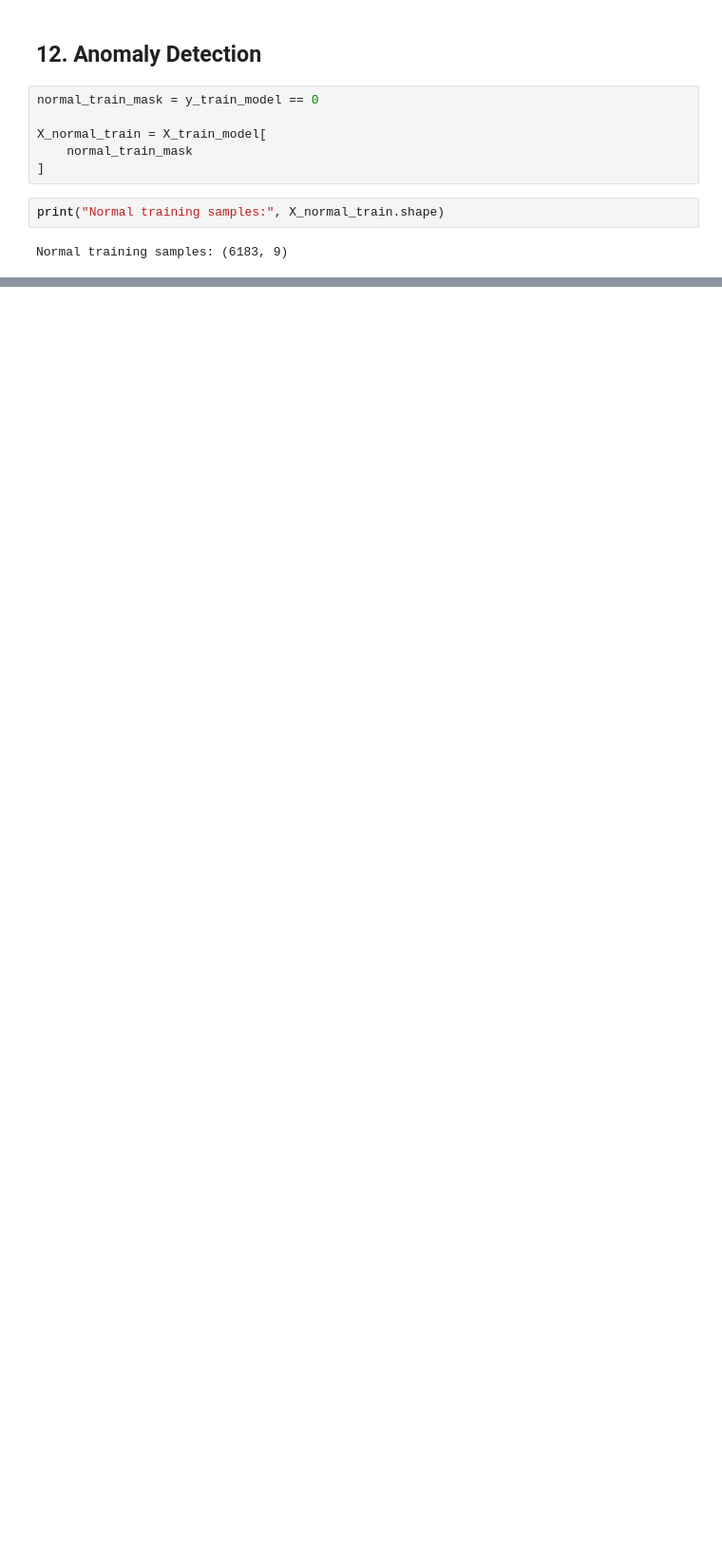
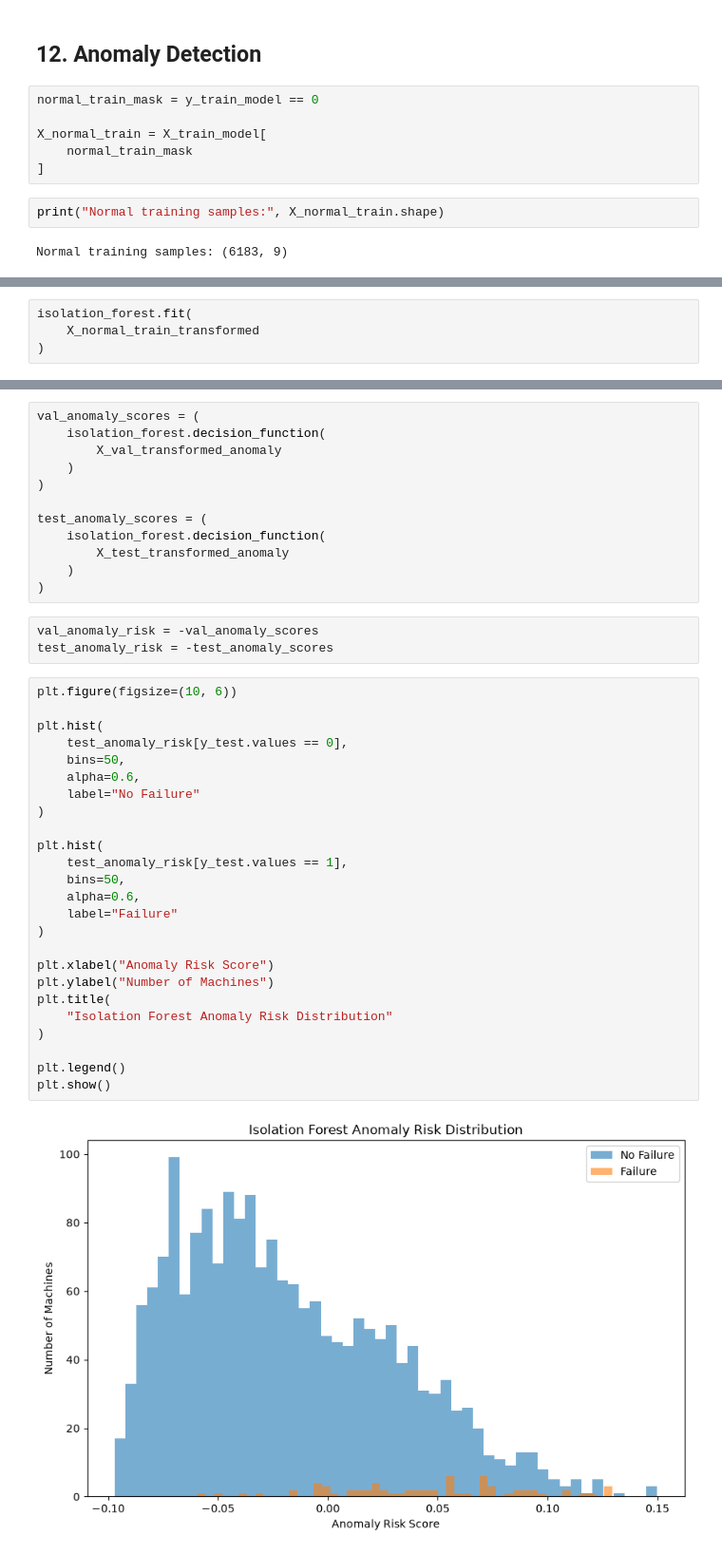
Before and after one commit to ankith0921/Industrial-predictive-maintenance, a Jupyter notebook: notebooks/01_dataset_exploration.ipynb, the cells around one changed output, grey strips where cells are left out. Shown at 95% size. Drawn from its saved outputs; the diff is of its cells as text; blank space fills up the shorter version.

```diff
--- a/notebooks/01_dataset_exploration.ipynb
+++ b/notebooks/01_dataset_exploration.ipynb
@@ -1992,0 +2032,4 @@ Normal training samples: (6183, 9)
+# %%
+isolation_forest.fit(
+    X_normal_train_transformed
+)
@@ -1992,0 +2046,42 @@ Normal training samples: (6183, 9)
+# %%
+val_anomaly_scores = (
+    isolation_forest.decision_function(
+        X_val_transformed_anomaly
+    )
+)
+
+test_anomaly_scores = (
+    isolation_forest.decision_function(
+        X_test_transformed_anomaly
+    )
+)
+# %%
+val_anomaly_risk = -val_anomaly_scores
+test_anomaly_risk = -test_anomaly_scores
+# %%
+plt.figure(figsize=(10, 6))
+
+plt.hist(
+    test_anomaly_risk[y_test.values == 0],
+    bins=50,
+    alpha=0.6,
+    label="No Failure"
+)
+
+plt.hist(
+    test_anomaly_risk[y_test.values == 1],
+    bins=50,
+    alpha=0.6,
+    label="Failure"
+)
+
+plt.xlabel("Anomaly Risk Score")
+plt.ylabel("Number of Machines")
+plt.title(
+    "Isolation Forest Anomaly Risk Distribution"
+)
+
+plt.legend()
+plt.show()
+# %% [output]
+[figure, added]
```
Also changed, not shown: parts of 71 cells of this notebook.
